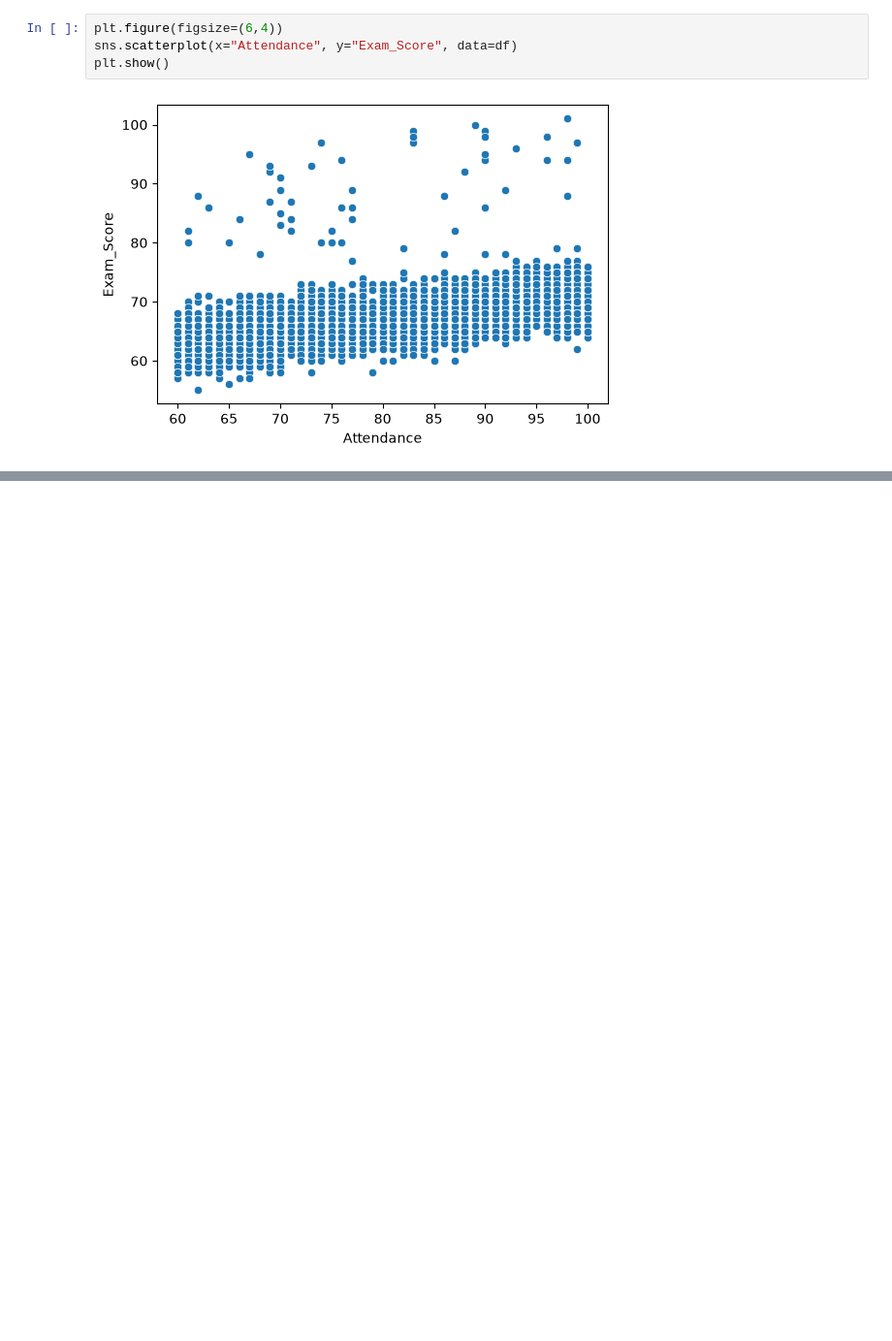
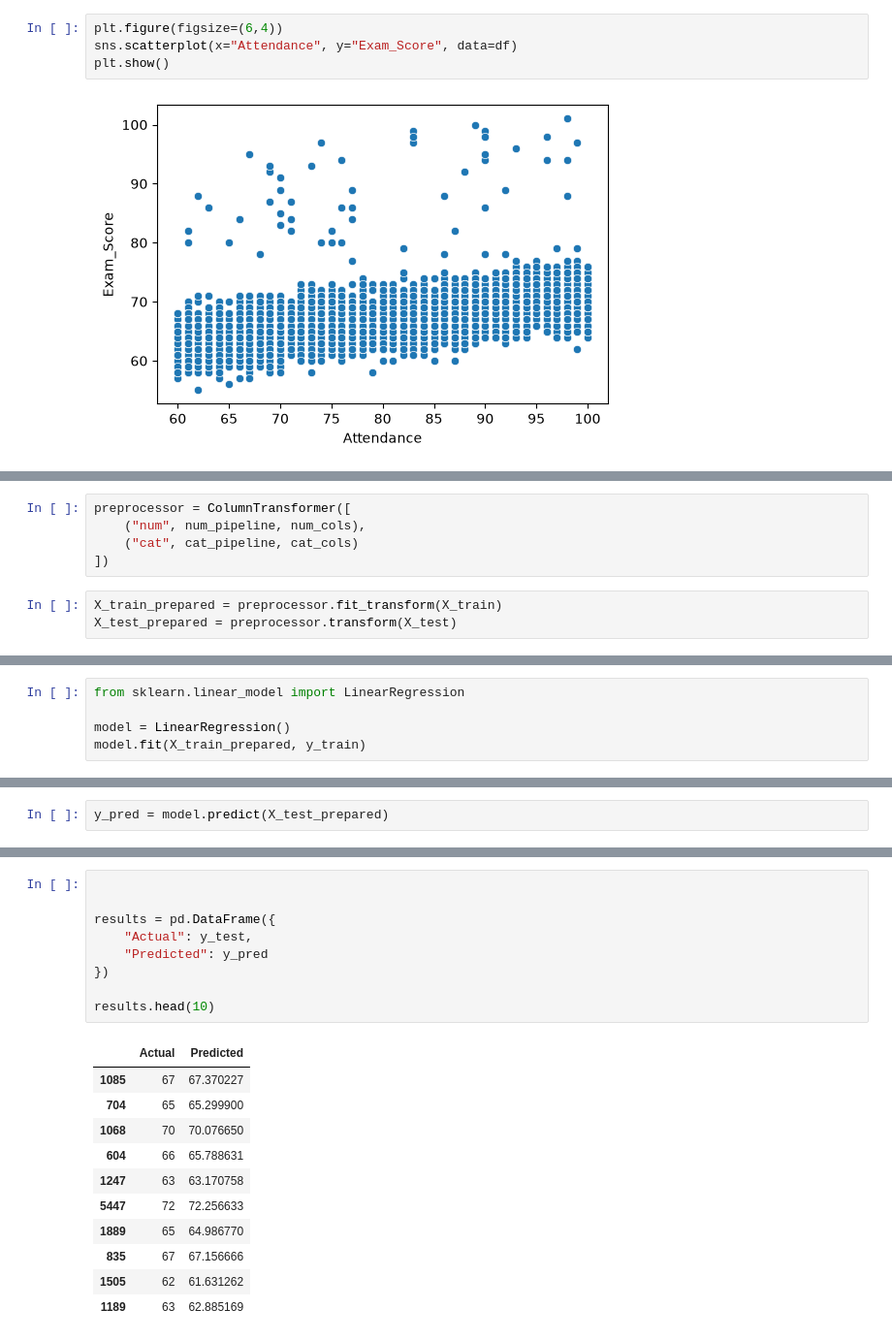
Before and after one commit to Ankushh0027/Machine-Learning-Projects, a Jupyter notebook: 01_Student_Performance_Predictor/notebooks/student_performance.ipynb, the cells around one changed output, grey strips where cells are left out. Shown at 97% size. Cells and saved outputs as stored; diff of their text form; blank space fills up the shorter version.

Commit message:
Model_Linear regression

```diff
--- a/01_Student_Performance_Predictor/notebooks/student_performance.ipynb
+++ b/01_Student_Performance_Predictor/notebooks/student_performance.ipynb
@@ -290,0 +342,8 @@ plt.show()
+# %%
+preprocessor = ColumnTransformer([
+    ("num", num_pipeline, num_cols),
+    ("cat", cat_pipeline, cat_cols)
+])
+# %%
+X_train_prepared = preprocessor.fit_transform(X_train)
+X_test_prepared = preprocessor.transform(X_test)
@@ -290,0 +352,5 @@ plt.show()
+# %%
+from sklearn.linear_model import LinearRegression
+
+model = LinearRegression()
+model.fit(X_train_prepared, y_train)
@@ -290,0 +359,2 @@ plt.show()
+# %%
+y_pred = model.predict(X_test_prepared)
@@ -290,0 +381,21 @@ plt.show()
+# %%
+
+
+results = pd.DataFrame({
+    "Actual": y_test,
+    "Predicted": y_pred
+})
+
+results.head(10)
+# %% [output]
+|  | Actual | Predicted |
+| 1085 | 67 | 67.370227 |
+| 704 | 65 | 65.299900 |
+| 1068 | 70 | 70.076650 |
+| 604 | 66 | 65.788631 |
+| 1247 | 63 | 63.170758 |
+| 5447 | 72 | 72.256633 |
+| 1889 | 65 | 64.986770 |
+| 835 | 67 | 67.156666 |
+| 1505 | 62 | 61.631262 |
+| 1189 | 63 | 62.885169 |
```
Also changed, not shown: parts of 15 cells of this notebook.
